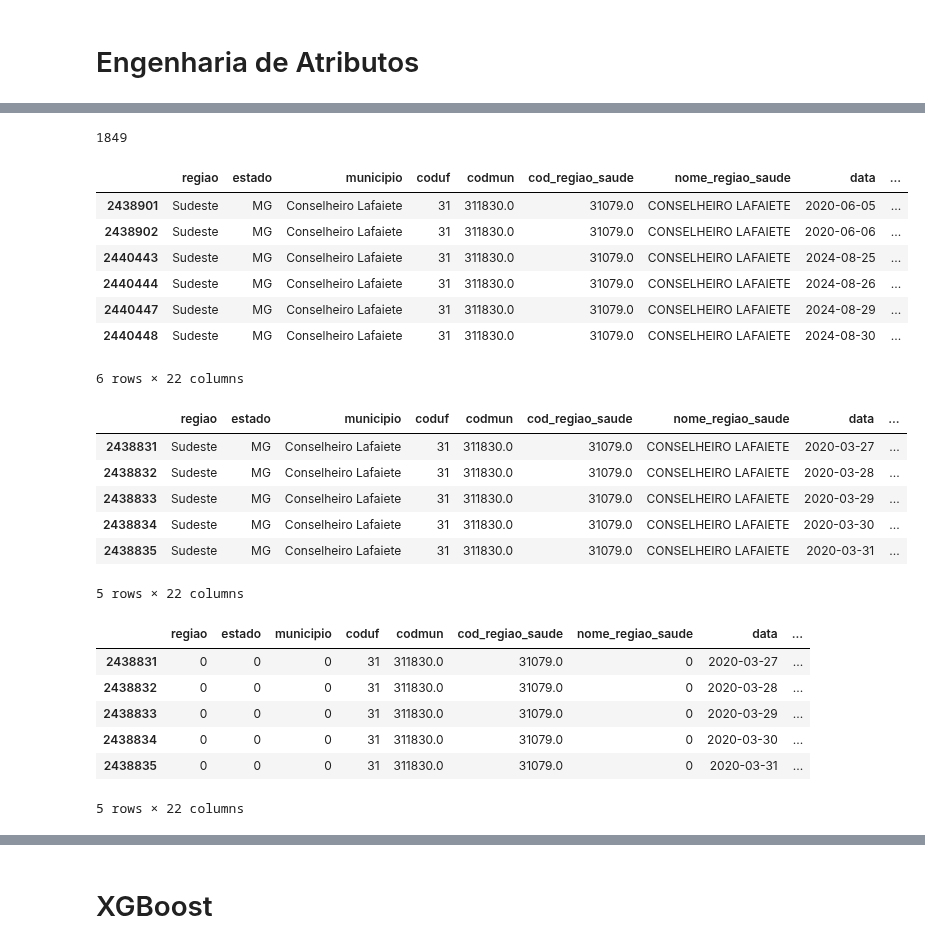
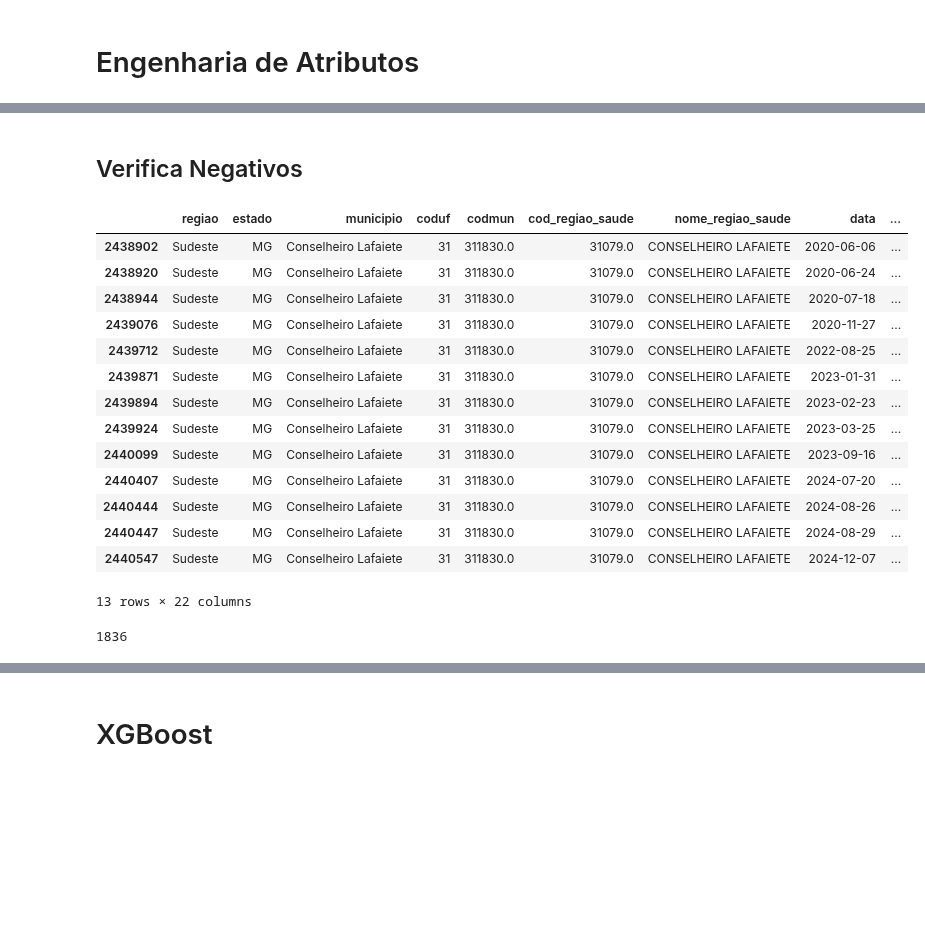
Before and after one commit to carloszan/covid, a Jupyter notebook: analises/6.modelos/0.xgboost.ipynb, the cells around one changed output, grey strips where cells are left out. Drawn from its saved outputs; the diff is of its cells as text; code cells hidden in the pictures; blank space fills up the shorter version.

```diff
--- a/analises/6.modelos/0.xgboost.ipynb
+++ b/analises/6.modelos/0.xgboost.ipynb
@@ -34,24 +86,30 @@ vc[vc.novos_casos_novos < 0]
+# %% [markdown]
+## Verifica Negativos
+# %%
+df[(df.novos_casos_novos < 0) | (df.obitos_novos < 0)]
+# %% [output]
+|  | regiao | estado | municipio | coduf | codmun | cod_regiao_saude | nome_regiao_saude | data | ... |
+| 2438902 | Sudeste | MG | Conselheiro Lafaiete | 31 | 311830.0 | 31079.0 | CONSELHEIRO LAFAIETE | 2020-06-06 | ... |
+| 2438920 | Sudeste | MG | Conselheiro Lafaiete | 31 | 311830.0 | 31079.0 | CONSELHEIRO LAFAIETE | 2020-06-24 | ... |
+| 2438944 | Sudeste | MG | Conselheiro Lafaiete | 31 | 311830.0 | 31079.0 | CONSELHEIRO LAFAIETE | 2020-07-18 | ... |
+| 2439076 | Sudeste | MG | Conselheiro Lafaiete | 31 | 311830.0 | 31079.0 | CONSELHEIRO LAFAIETE | 2020-11-27 | ... |
+| 2439712 | Sudeste | MG | Conselheiro Lafaiete | 31 | 311830.0 | 31079.0 | CONSELHEIRO LAFAIETE | 2022-08-25 | ... |
+| 2439871 | Sudeste | MG | Conselheiro Lafaiete | 31 | 311830.0 | 31079.0 | CONSELHEIRO LAFAIETE | 2023-01-31 | ... |
+| 2439894 | Sudeste | MG | Conselheiro Lafaiete | 31 | 311830.0 | 31079.0 | CONSELHEIRO LAFAIETE | 2023-02-23 | ... |
+| 2439924 | Sudeste | MG | Conselheiro Lafaiete | 31 | 311830.0 | 31079.0 | CONSELHEIRO LAFAIETE | 2023-03-25 | ... |
+| 2440099 | Sudeste | MG | Conselheiro Lafaiete | 31 | 311830.0 | 31079.0 | CONSELHEIRO LAFAIETE | 2023-09-16 | ... |
+| 2440407 | Sudeste | MG | Conselheiro Lafaiete | 31 | 311830.0 | 31079.0 | CONSELHEIRO LAFAIETE | 2024-07-20 | ... |
+| 2440444 | Sudeste | MG | Conselheiro Lafaiete | 31 | 311830.0 | 31079.0 | CONSELHEIRO LAFAIETE | 2024-08-26 | ... |
+| 2440447 | Sudeste | MG | Conselheiro Lafaiete | 31 | 311830.0 | 31079.0 | CONSELHEIRO LAFAIETE | 2024-08-29 | ... |
+| 2440547 | Sudeste | MG | Conselheiro Lafaiete | 31 | 311830.0 | 31079.0 | CONSELHEIRO LAFAIETE | 2024-12-07 | ... |
+13 rows × 22 columns
+# %%
+df = df[(df.novos_casos_novos >= 0) & (df.obitos_novos >= 0)]
+len(df)
+# %% [output]
+1836
 # %%
-print(len(df))
-display(df[(df.novos_casos_novos == -27270) | (df.novos_casos_novos == -27229) | (df.novos_casos_novos == 27270) | (df.novos_casos_novos == 27232)])
-df = df[(df.novos_casos_novos != 27232) & (df.novos_casos_novos != 27270) & (df.novos_casos_novos >= 0)]
+# print(len(df))
+# display(df[(df.novos_casos_novos == -27270) | (df.novos_casos_novos == -27229) | (df.novos_casos_novos == 27270) | (df.novos_casos_novos == 27232)])
+# df = df[(df.novos_casos_novos != 27232) & (df.novos_casos_novos != 27270) & (df.novos_casos_novos >= 0)]
+# print(len(df))
-# %% [output]
-1849
-|  | regiao | estado | municipio | coduf | codmun | cod_regiao_saude | nome_regiao_saude | data | ... |
-| 2438901 | Sudeste | MG | Conselheiro Lafaiete | 31 | 311830.0 | 31079.0 | CONSELHEIRO LAFAIETE | 2020-06-05 | ... |
-| 2438902 | Sudeste | MG | Conselheiro Lafaiete | 31 | 311830.0 | 31079.0 | CONSELHEIRO LAFAIETE | 2020-06-06 | ... |
-| 2440443 | Sudeste | MG | Conselheiro Lafaiete | 31 | 311830.0 | 31079.0 | CONSELHEIRO LAFAIETE | 2024-08-25 | ... |
-| 2440444 | Sudeste | MG | Conselheiro Lafaiete | 31 | 311830.0 | 31079.0 | CONSELHEIRO LAFAIETE | 2024-08-26 | ... |
-| 2440447 | Sudeste | MG | Conselheiro Lafaiete | 31 | 311830.0 | 31079.0 | CONSELHEIRO LAFAIETE | 2024-08-29 | ... |
-| 2440448 | Sudeste | MG | Conselheiro Lafaiete | 31 | 311830.0 | 31079.0 | CONSELHEIRO LAFAIETE | 2024-08-30 | ... |
-6 rows × 22 columns
-# %%
-df.head(5)
-# %% [output]
-|  | regiao | estado | municipio | coduf | codmun | cod_regiao_saude | nome_regiao_saude | data | ... |
-| 2438831 | Sudeste | MG | Conselheiro Lafaiete | 31 | 311830.0 | 31079.0 | CONSELHEIRO LAFAIETE | 2020-03-27 | ... |
-| 2438832 | Sudeste | MG | Conselheiro Lafaiete | 31 | 311830.0 | 31079.0 | CONSELHEIRO LAFAIETE | 2020-03-28 | ... |
-| 2438833 | Sudeste | MG | Conselheiro Lafaiete | 31 | 311830.0 | 31079.0 | CONSELHEIRO LAFAIETE | 2020-03-29 | ... |
-| 2438834 | Sudeste | MG | Conselheiro Lafaiete | 31 | 311830.0 | 31079.0 | CONSELHEIRO LAFAIETE | 2020-03-30 | ... |
-| 2438835 | Sudeste | MG | Conselheiro Lafaiete | 31 | 311830.0 | 31079.0 | CONSELHEIRO LAFAIETE | 2020-03-31 | ... |
-5 rows × 22 columns
@@ -70,10 +115,0 @@ for col in cols_to_encode:
-# %%
-df.head(5)
-# %% [output]
-|  | regiao | estado | municipio | coduf | codmun | cod_regiao_saude | nome_regiao_saude | data | ... |
-| 2438831 | 0 | 0 | 0 | 31 | 311830.0 | 31079.0 | 0 | 2020-03-27 | ... |
-| 2438832 | 0 | 0 | 0 | 31 | 311830.0 | 31079.0 | 0 | 2020-03-28 | ... |
-| 2438833 | 0 | 0 | 0 | 31 | 311830.0 | 31079.0 | 0 | 2020-03-29 | ... |
-| 2438834 | 0 | 0 | 0 | 31 | 311830.0 | 31079.0 | 0 | 2020-03-30 | ... |
-| 2438835 | 0 | 0 | 0 | 31 | 311830.0 | 31079.0 | 0 | 2020-03-31 | ... |
-5 rows × 22 columns
```
Also changed, not shown: parts of 40 cells of this notebook.
